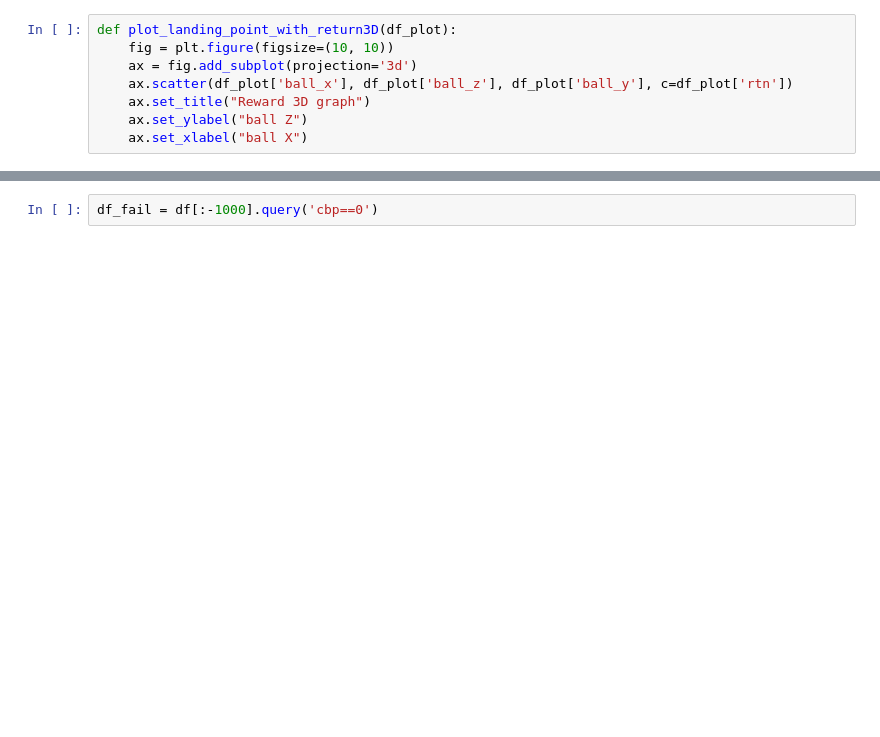
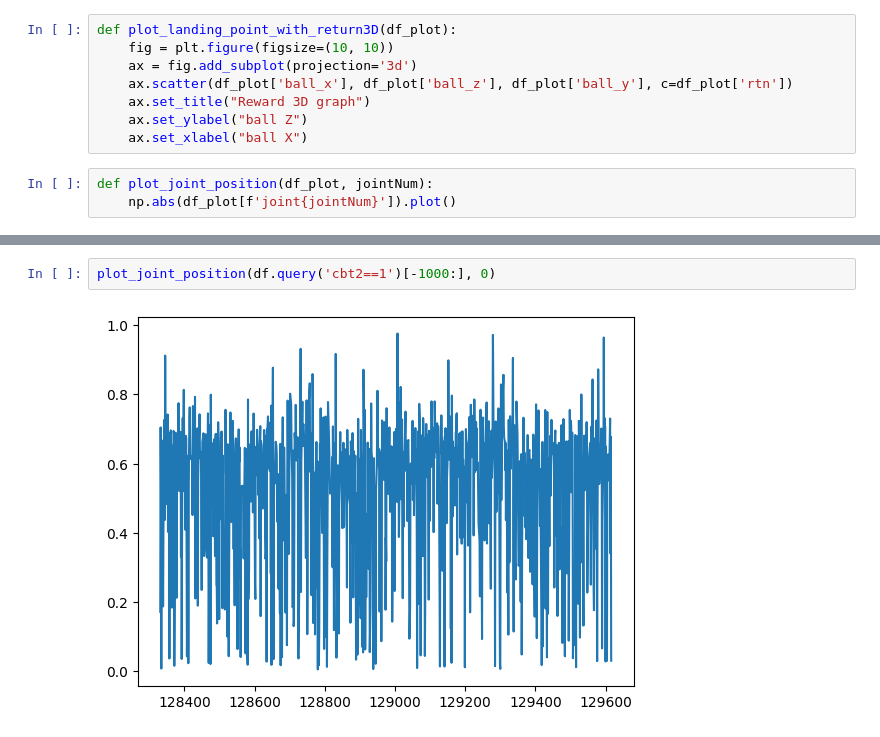
Before and after one commit to jin7369/RobotTableTennis_Stats, a Jupyter notebook: TableTennisTrajectoryStats.ipynb, the cells around one changed output, grey strips where cells are left out. Cells and saved outputs as stored; diff of their text form; blank space fills up the shorter version.

```diff
--- a/TableTennisTrajectoryStats.ipynb
+++ b/TableTennisTrajectoryStats.ipynb
@@ -109,3 +127,6 @@ def plot_landing_point_with_return3D(df_plot):
     ax.set_title("Reward 3D graph")
     ax.set_ylabel("ball Z")
     ax.set_xlabel("ball X")
+# %%
+def plot_joint_position(df_plot, jointNum):
+    np.abs(df_plot[f'joint{jointNum}']).plot()
@@ -380,2 +174,4 @@ df.describe()
 # %%
-df_fail = df[:-1000].query('cbp==0')
+plot_joint_position(df.query('cbt2==1')[-1000:], 0)
+# %% [output]
+[figure, added]
```
Also changed, not shown: parts of 26 cells of this notebook.
